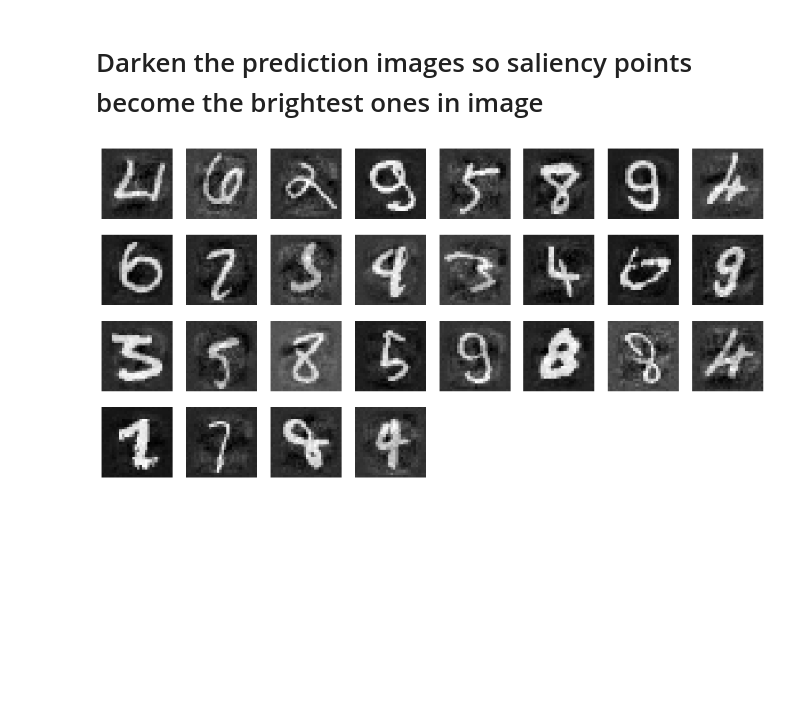
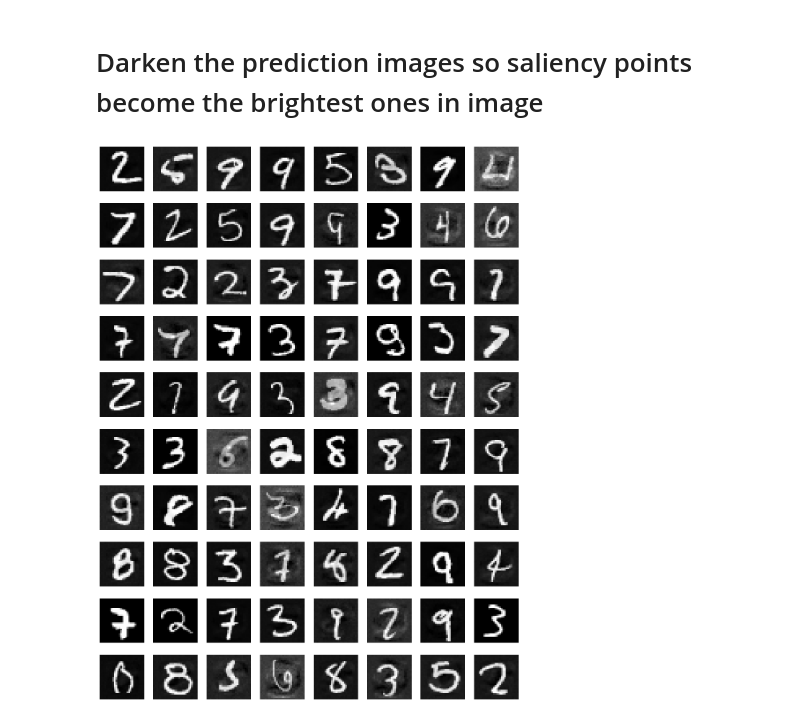
Before and after one commit to ArtemLubkivskyi/Accenture, a Jupyter notebook: Day 06/NN_From_Scratch_on_MNIST_task_nr_2_excercise.ipynb, the cells around one changed output. Cells and saved outputs as stored; diff of their text form; code cells hidden in the pictures; blank space fills up the shorter version.

```diff
--- a/Day 06/NN_From_Scratch_on_MNIST_task_nr_2_excercise.ipynb
+++ b/Day 06/NN_From_Scratch_on_MNIST_task_nr_2_excercise.ipynb
@@ -65,7 +63,7 @@ def sigmoid(z):
 # %%
 def softmax(z):
     cache = z
-    z_norm = z - np.max(z)
+    z_norm = z - np.max(z, axis=0, keepdims=True)   # max per column (per image), so no probability rounds to 0
     exp = np.exp(z_norm)
     exp = exp / np.sum(exp, axis=0, keepdims=True)
     return exp, cache
@@ -263,18 +319,21 @@ print(classification_report(test_y, pred_test))
 # %% [markdown]
 # Plot part of the incorrectly predicted images and append them to list
 # %%
-fig = plt.figure(figsize=(15,200))
+n_show = 80   # only plot the first 80 mistakes, the grid has 10 x 8 slots
+fig = plt.figure(figsize=(15, 20))
 z = 0
 incorrect_list = []
 for i in range(len(test_y)):
     y = test_y[i]
     y_hat = pred_test[i]
     if y != y_hat:
-        z+=1
         incorrect_list.append(i)
-        ax = fig.add_subplot(100, 8, z)
-        ax.imshow(test_X[i], cmap=plt.get_cmap('gray'))
+        if z < n_show:
+            z += 1
+            ax = fig.add_subplot(10, 8, z)
+            ax.imshow(test_X[i], cmap=plt.get_cmap('gray'))
+            ax.set_title('y: {y}/ y_hat: {y_hat}'
+                         .format(y=test_y[i], y_hat=pred_test[i]))
+            plt.axis('off')
 
-        ax.set_title('y: {y}/ y_hat: {y_hat}'
-                     .format(y=test_y[i], y_hat=pred_test[i]))
-        plt.axis('off')
+print("wrong predictions:", len(incorrect_list))
@@ -344,16 +406,16 @@ saliency_test = np.multiply(
     / (np.max(saliency_test) - np.min(saliency_test))
 )
 # %%
-fig = plt.figure(figsize=(15,200))
+fig = plt.figure(figsize=(15, 20))
 z = 0
-for i in range(saliency_test.shape[1]):
+for i in range(min(n_show, saliency_test.shape[2])):
     z += 1
     picture_i = saliency_test[:,:,i]
     saliency_map_i = normalized_tensor_weighted[:,:,i]
-    ax = fig.add_subplot(100, 8, z)
+    ax = fig.add_subplot(10, 8, z)
     super_imposed = cv2.addWeighted(picture_i, 0.5, saliency_map_i, 0.5, 0.0, dtype=cv2.CV_64F)
     ax.imshow(super_imposed, cmap=plt.get_cmap('gray'))
 
     plt.axis('off')
 # %% [output]
-[figure, old version]
+[figure, new version]
```
Also changed, not shown: parts of 9 cells of this notebook, 2 other files.
